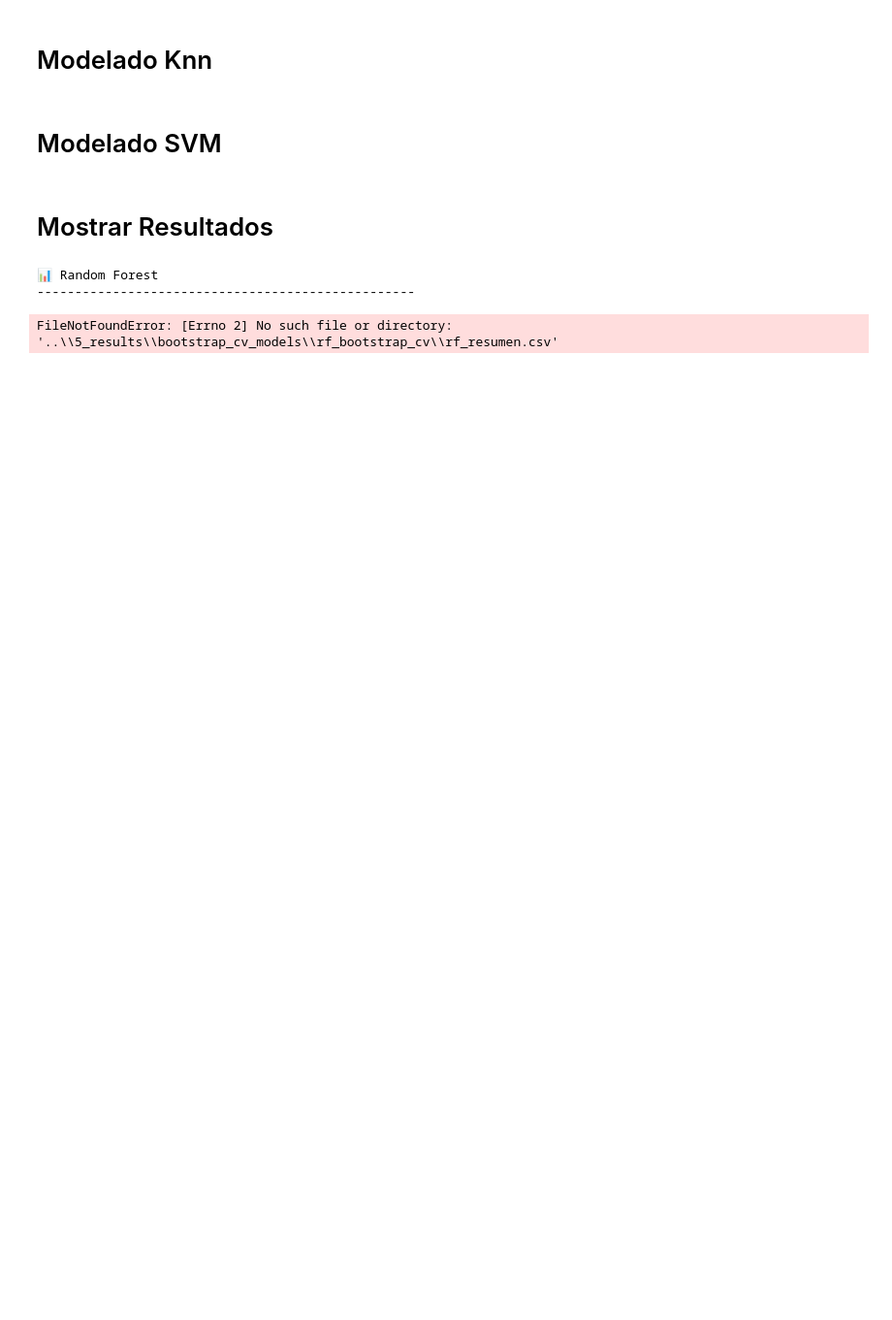
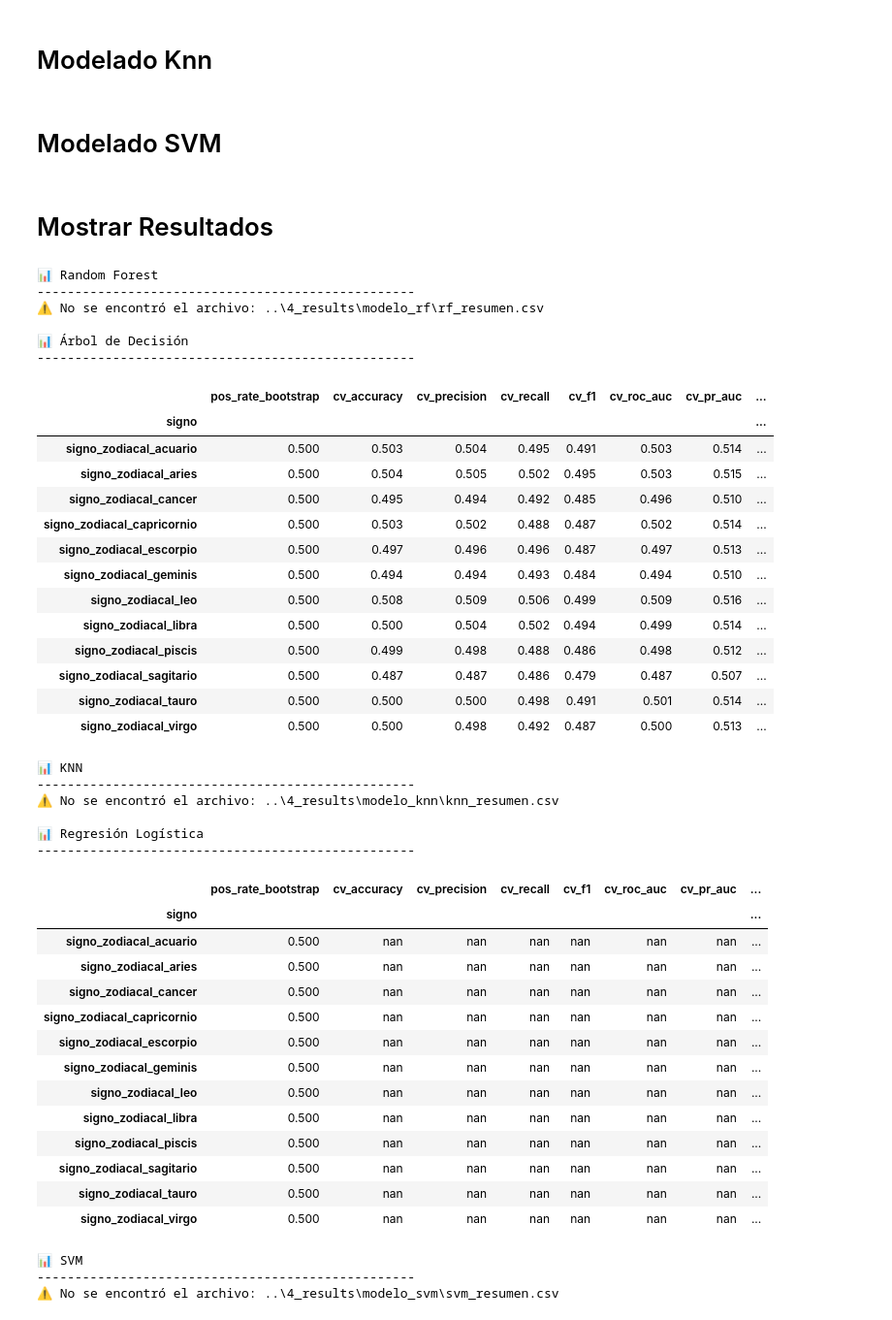
Before and after one commit to KarenGarrido/Tesis_ML_Zodiac, a Jupyter notebook: 3_notebooks/3.Bootstrapping.ipynb, the cells around one changed output. Shown at 97% size. Cells and saved outputs as stored; diff of their text form; code cells hidden in the pictures; blank space fills up the shorter version.

Commit message:
Resultados Modelado

```diff
--- a/3_notebooks/3.Bootstrapping.ipynb
+++ b/3_notebooks/3.Bootstrapping.ipynb
@@ -1032,44 +1224,89 @@ print("✅ SVM terminado")
 # %%
 import pandas as pd
 from pathlib import Path
+from IPython.display import display
 
 # =====================================================
 # RUTAS DE LOS RESÚMENES
 # =====================================================
-BASE_PATH = Path("../5_results/bootstrap_cv_models")
+BASE_PATH = Path("../4_results")
 
 resumenes = {
-    "Random Forest": BASE_PATH / "rf_bootstrap_cv" / "rf_resumen.csv",
-    "Árbol de Decisión": BASE_PATH / "dt_bootstrap_cv" / "dt_resumen.csv",
-    "KNN": BASE_PATH / "knn_bootstrap_cv" / "knn_resumen.csv",
-    "Regresión Logística": BASE_PATH / "lr_bootstrap_cv" / "lr_resumen.csv",
+    "Random Forest": BASE_PATH / "modelo_rf" / "rf_resumen.csv",
+    "Árbol de Decisión": BASE_PATH / "modelo_dt" / "dt_resumen.csv",
+    "KNN": BASE_PATH / "modelo_knn" / "knn_resumen.csv",
+    "Regresión Logística": BASE_PATH / "modelo_lr" / "lr_resumen.csv",
+    "SVM": BASE_PATH / "modelo_svm" / "svm_resumen.csv",
 }
 
 medias_modelos = {}
 
 # =====================================================
 # CARGA Y PROCESAMIENTO
 # =====================================================
 for nombre_modelo, ruta in resumenes.items():
     print(f"\n📊 {nombre_modelo}")
     print("-" * 50)
 
+    if not ruta.exists():
+        print(f"⚠️ No se encontró el archivo: {ruta}")
+        continue
+
     df_resumen = pd.read_csv(ruta, header=[0, 1], index_col=0)
 
-    # Extraer solo la media
+    # Extraer solo las medias
     df_medias = df_resumen.xs("mean", axis=1, level=1)
 
     # Redondear
     df_medias = df_medias.round(3)
 
-
     medias_modelos[nombre_modelo] = df_medias
 
     display(df_medias.style.format("{:.3f}"))
 # %% [output]
 📊 Random Forest
 --------------------------------------------------
+⚠️ No se encontró el archivo: ..\4_results\modelo_rf\rf_resumen.csv
+
+📊 Árbol de Decisión
+--------------------------------------------------
+|  | pos_rate_bootstrap | cv_accuracy | cv_precision | cv_recall | cv_f1 | cv_roc_auc | cv_pr_auc | ... |
+| signo |  |  |  |  |  |  |  | ... |
+| signo_zodiacal_acuario | 0.500 | 0.503 | 0.504 | 0.495 | 0.491 | 0.503 | 0.514 | ... |
+| signo_zodiacal_aries | 0.500 | 0.504 | 0.505 | 0.502 | 0.495 | 0.503 | 0.515 | ... |
+| signo_zodiacal_cancer | 0.500 | 0.495 | 0.494 | 0.492 | 0.485 | 0.496 | 0.510 | ... |
+| signo_zodiacal_capricornio | 0.500 | 0.503 | 0.502 | 0.488 | 0.487 | 0.502 | 0.514 | ... |
+| signo_zodiacal_escorpio | 0.500 | 0.497 | 0.496 | 0.496 | 0.487 | 0.497 | 0.513 | ... |
+| signo_zodiacal_geminis | 0.500 | 0.494 | 0.494 | 0.493 | 0.484 | 0.494 | 0.510 | ... |
+| signo_zodiacal_leo | 0.500 | 0.508 | 0.509 | 0.506 | 0.499 | 0.509 | 0.516 | ... |
+| signo_zodiacal_libra | 0.500 | 0.500 | 0.504 | 0.502 | 0.494 | 0.499 | 0.514 | ... |
+| signo_zodiacal_piscis | 0.500 | 0.499 | 0.498 | 0.488 | 0.486 | 0.498 | 0.512 | ... |
+| signo_zodiacal_sagitario | 0.500 | 0.487 | 0.487 | 0.486 | 0.479 | 0.487 | 0.507 | ... |
+| signo_zodiacal_tauro | 0.500 | 0.500 | 0.500 | 0.498 | 0.491 | 0.501 | 0.514 | ... |
+| signo_zodiacal_virgo | 0.500 | 0.500 | 0.498 | 0.492 | 0.487 | 0.500 | 0.513 | ... |
-FileNotFoundError: [Errno 2] No such file or directory: '..\\5_results\\bootstrap_cv_models\\rf_bootstrap_cv\\rf_resumen.csv'
+📊 KNN
+--------------------------------------------------
+⚠️ No se encontró el archivo: ..\4_results\modelo_knn\knn_resumen.csv
+
+📊 Regresión Logística
+--------------------------------------------------
+|  | pos_rate_bootstrap | cv_accuracy | cv_precision | cv_recall | cv_f1 | cv_roc_auc | cv_pr_auc | ... |
+| signo |  |  |  |  |  |  |  | ... |
+| signo_zodiacal_acuario | 0.500 | nan | nan | nan | nan | nan | nan | ... |
+| signo_zodiacal_aries | 0.500 | nan | nan | nan | nan | nan | nan | ... |
+| signo_zodiacal_cancer | 0.500 | nan | nan | nan | nan | nan | nan | ... |
+| signo_zodiacal_capricornio | 0.500 | nan | nan | nan | nan | nan | nan | ... |
+| signo_zodiacal_escorpio | 0.500 | nan | nan | nan | nan | nan | nan | ... |
+| signo_zodiacal_geminis | 0.500 | nan | nan | nan | nan | nan | nan | ... |
+| signo_zodiacal_leo | 0.500 | nan | nan | nan | nan | nan | nan | ... |
+| signo_zodiacal_libra | 0.500 | nan | nan | nan | nan | nan | nan | ... |
+| signo_zodiacal_piscis | 0.500 | nan | nan | nan | nan | nan | nan | ... |
+| signo_zodiacal_sagitario | 0.500 | nan | nan | nan | nan | nan | nan | ... |
+| signo_zodiacal_tauro | 0.500 | nan | nan | nan | nan | nan | nan | ... |
+| signo_zodiacal_virgo | 0.500 | nan | nan | nan | nan | nan | nan | ... |
+📊 SVM
+--------------------------------------------------
+⚠️ No se encontró el archivo: ..\4_results\modelo_svm\svm_resumen.csv
 # %%
 import pandas as pd
 import matplotlib.pyplot as plt
```
Also changed, not shown: parts of 6 cells of this notebook, 59 other files.
